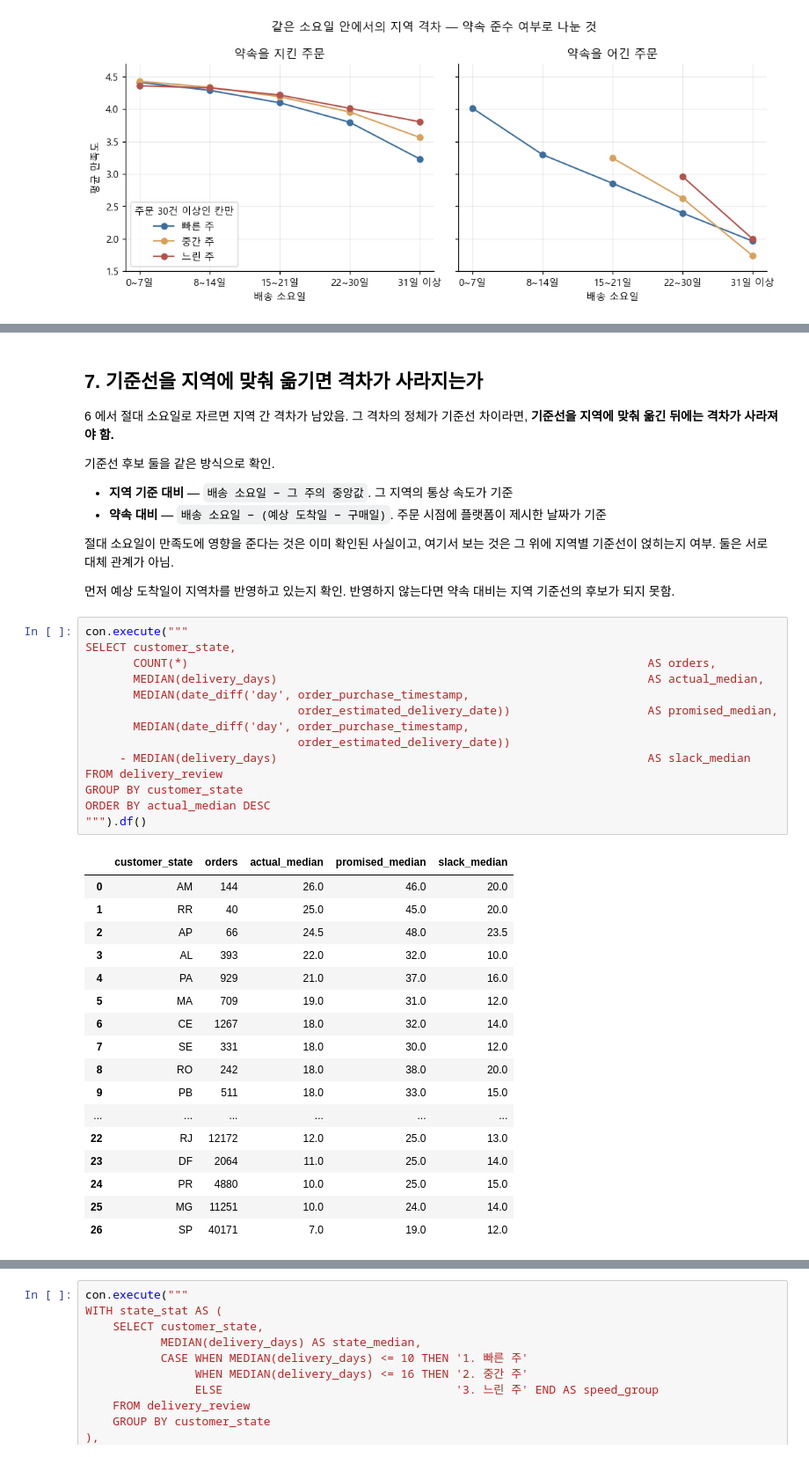
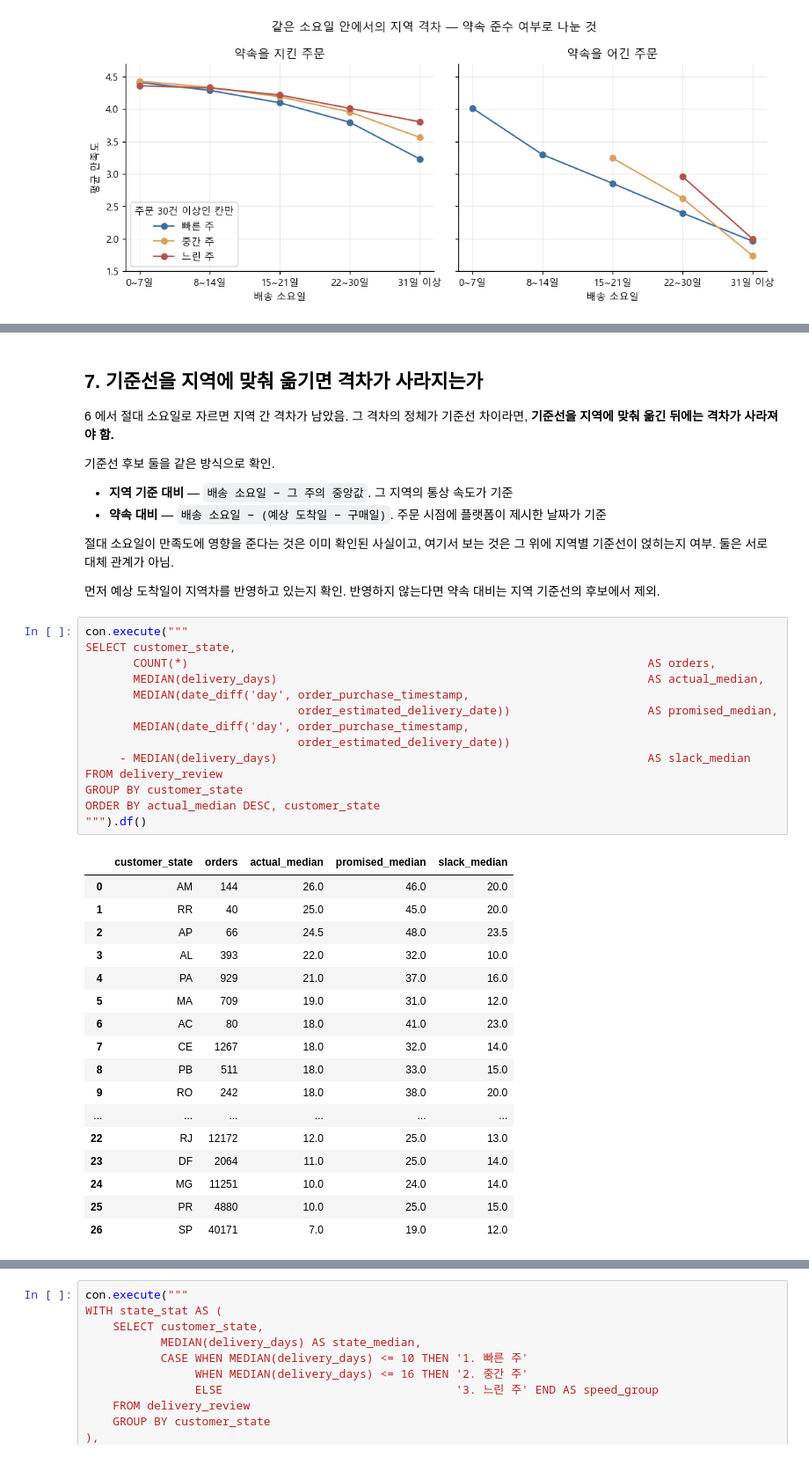
Before and after one commit to wlstjd1011/Olist-data-analyze, a Jupyter notebook: notebooks/06_delivery_expectation.ipynb, the cells around one changed output, grey strips where cells are left out. Shown at 88% size. Cells and saved outputs as stored; diff of their text form.

```diff
--- a/notebooks/06_delivery_expectation.ipynb
+++ b/notebooks/06_delivery_expectation.ipynb
@@ -815,38 +811,38 @@ plt.show()
 그 위에 지역별 기준선이 얹히는지 여부. 둘은 서로 대체 관계가 아님.
 
 먼저 예상 도착일이 지역차를 반영하고 있는지 확인. 반영하지 않는다면 약속 대비는
-지역 기준선의 후보가 되지 못함.
+지역 기준선의 후보에서 제외.
 # %%
 con.execute("""
 SELECT customer_state,
        COUNT(*)                                                                   AS orders,
        MEDIAN(delivery_days)                                                      AS actual_median,
        MEDIAN(date_diff('day', order_purchase_timestamp,
                                order_estimated_delivery_date))                    AS promised_median,
        MEDIAN(date_diff('day', order_purchase_timestamp,
                                order_estimated_delivery_date))
      - MEDIAN(delivery_days)                                                      AS slack_median
 FROM delivery_review
 GROUP BY customer_state
-ORDER BY actual_median DESC
+ORDER BY actual_median DESC, customer_state
 """).df()
 # %% [output]
 |  | customer_state | orders | actual_median | promised_median | slack_median |
 | 0 | AM | 144 | 26.0 | 46.0 | 20.0 |
 | 1 | RR | 40 | 25.0 | 45.0 | 20.0 |
 | 2 | AP | 66 | 24.5 | 48.0 | 23.5 |
 | 3 | AL | 393 | 22.0 | 32.0 | 10.0 |
 | 4 | PA | 929 | 21.0 | 37.0 | 16.0 |
 | 5 | MA | 709 | 19.0 | 31.0 | 12.0 |
-| 6 | CE | 1267 | 18.0 | 32.0 | 14.0 |
-| 7 | SE | 331 | 18.0 | 30.0 | 12.0 |
-| 8 | RO | 242 | 18.0 | 38.0 | 20.0 |
-| 9 | PB | 511 | 18.0 | 33.0 | 15.0 |
+| 6 | AC | 80 | 18.0 | 41.0 | 23.0 |
+| 7 | CE | 1267 | 18.0 | 32.0 | 14.0 |
+| 8 | PB | 511 | 18.0 | 33.0 | 15.0 |
+| 9 | RO | 242 | 18.0 | 38.0 | 20.0 |
 | ... | ... | ... | ... | ... | ... |
 | 22 | RJ | 12172 | 12.0 | 25.0 | 13.0 |
 | 23 | DF | 2064 | 11.0 | 25.0 | 14.0 |
-| 24 | PR | 4880 | 10.0 | 25.0 | 15.0 |
-| 25 | MG | 11251 | 10.0 | 24.0 | 14.0 |
+| 24 | MG | 11251 | 10.0 | 24.0 | 14.0 |
+| 25 | PR | 4880 | 10.0 | 25.0 | 15.0 |
 | 26 | SP | 40171 | 7.0 | 19.0 | 12.0 |
 # %% [markdown]
 예상 도착일은 지역차를 강하게 반영. 약속의 중앙값이 SP 19 일, AM 46 일로 실제 소요일의 차이를
```
Also changed, not shown: parts of 47 cells of this notebook, 7 other files.
